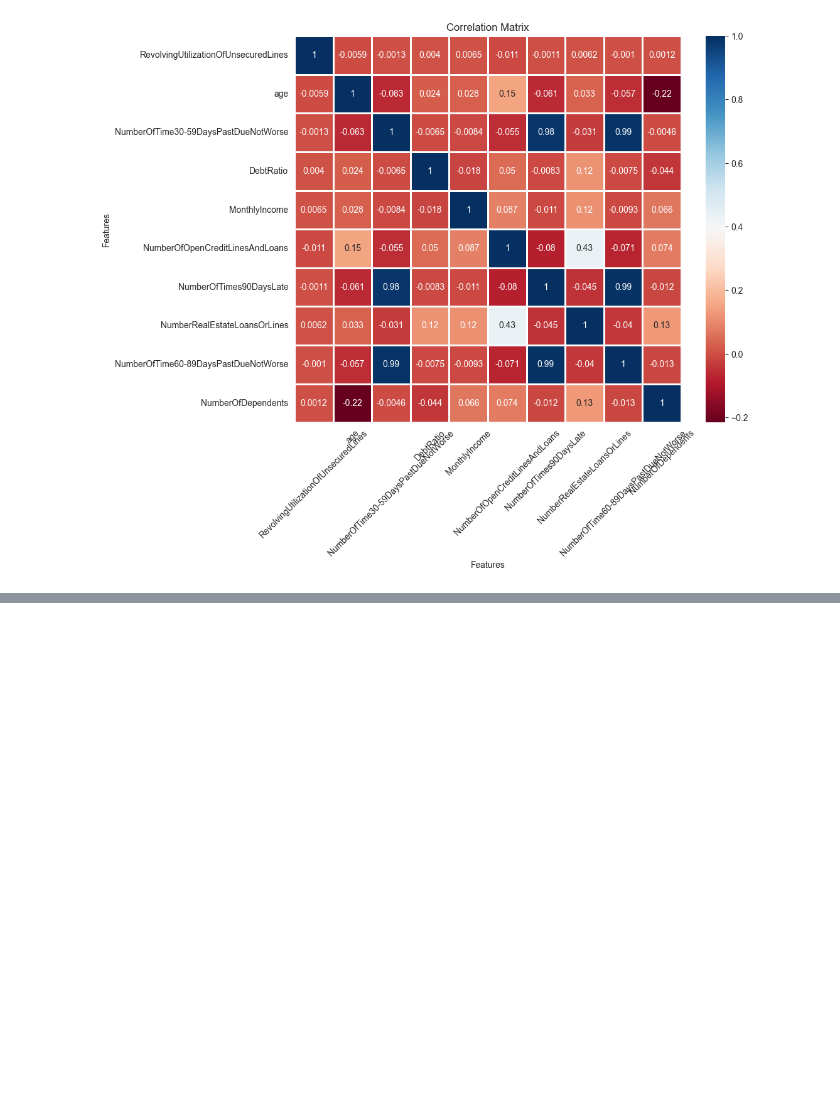
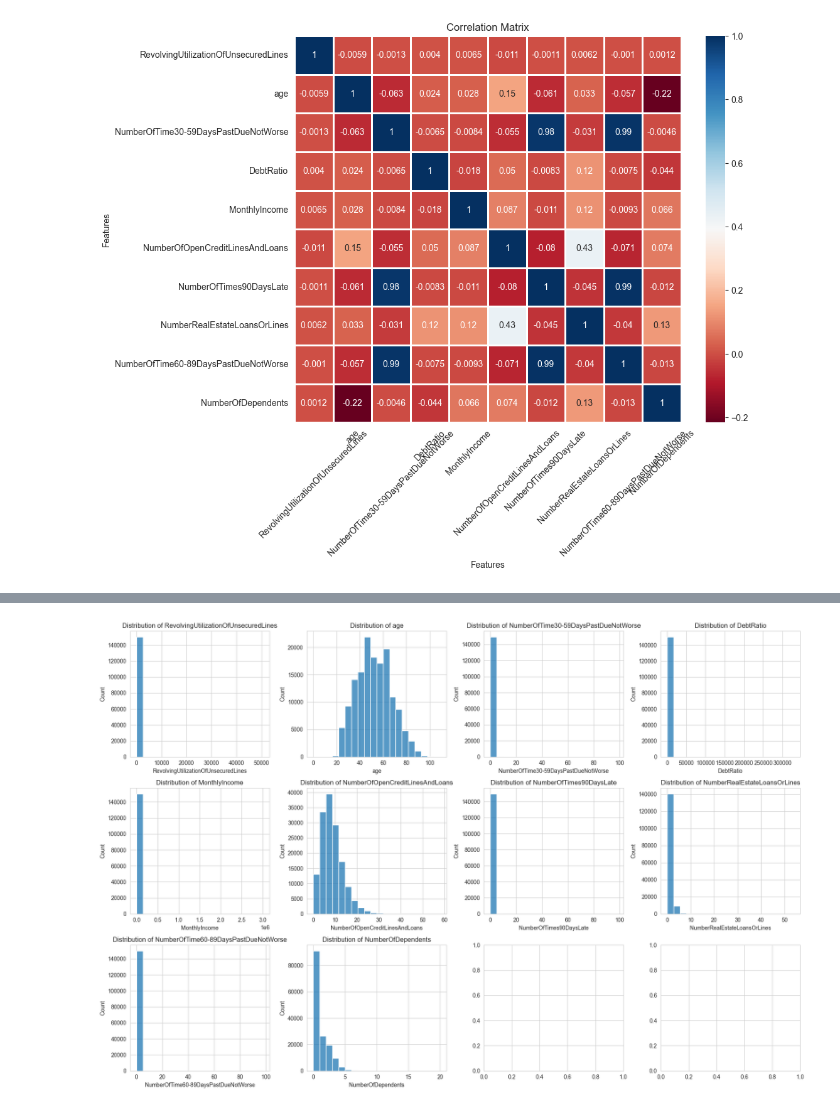
Before and after one commit to hermelawesene/AAU-Credit-Scoring-Model, a Jupyter notebook: notebooks/eda.ipynb, the cells around one changed output, grey strips where cells are left out. Cells and saved outputs as stored; diff of their text form; code cells hidden in the pictures; blank space fills up the shorter version.

```diff
--- a/notebooks/eda.ipynb
+++ b/notebooks/eda.ipynb
@@ -44,0 +81,5 @@ vis.correlation_analysis(training_data, numerical_columns)
+# %%
+# Univariate analysis
+vis.univariate_analysis(training_data, numerical_columns)
+# %% [output]
+[figure, added]
```
Also changed, not shown: parts of 8 cells of this notebook, 16 other files.
